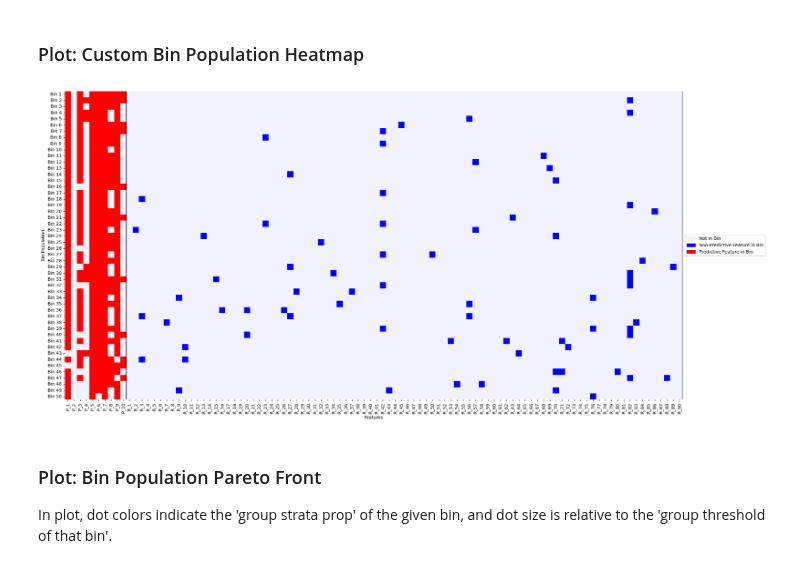
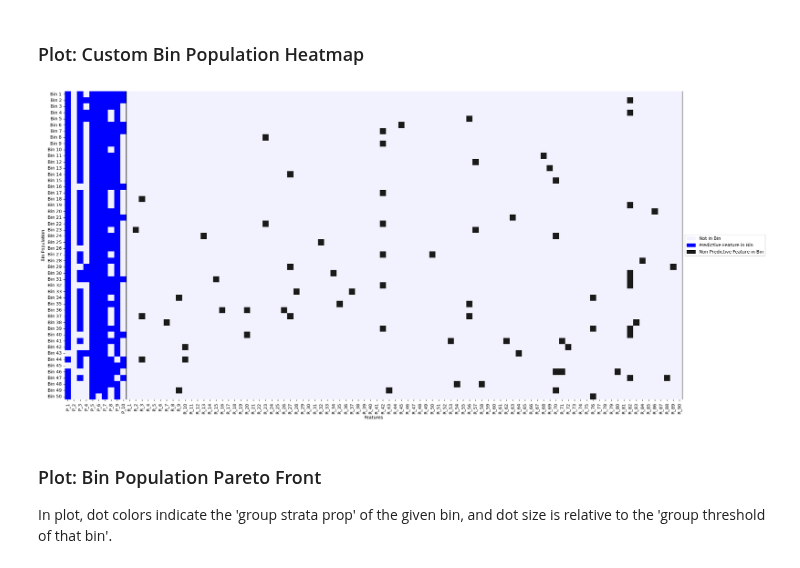
Before and after one commit to UrbsLab/scikit-FIBERS, a Jupyter notebook: FIBERS_Survival_Demo.ipynb, the cells around one changed output. Drawn from its saved outputs; the diff is of its cells as text; code cells hidden in the pictures.

Commit message:
Update
new custom heatmap generator

```diff
--- a/FIBERS_Survival_Demo.ipynb
+++ b/FIBERS_Survival_Demo.ipynb
@@ -169,16 +232,14 @@ fibers.get_bin_population_heatmap_plot(save=True,output_folder=output_folder,dat
 ### Plot: Custom Bin Population Heatmap
 # %%
 group_names=["P", "R"]
-legend_group_info = ['Not in Bin','Non-Predictive Feature in Bin','Predictive Feature in Bin'] #2 default colors first followed by additional color descriptions in legend
-color_features = [['P_1','P_2','P_3','P_4','P_5','P_6','P_7','P_8','P_9','P_10']]
-colors = [(1, 0, 0)] # red ---Alternatively orange (1, 0.5, 0)
-default_colors = [(.95, .95, 1),(0, 0, 1)] #very light blue and blue
+legend_group_info = ['Not in Bin','Predictive Feature in Bin','Non-Predictive Feature in Bin'] #2 default colors first followed by additional color descriptions in legend
+colors = [(.95, .95, 1),(0, 0, 1),(0.1, 0.1, 0.1)] #very light blue, blue, ---Alternatively red (1, 0, 0)  orange (1, 0.5, 0)
 max_bins = 100
 max_features = 100
 
-fibers.get_custom_bin_population_heatmap_plot(group_names,legend_group_info,color_features,colors,default_colors,max_bins,max_features,save=True,output_folder=output_folder,data_name=data_name)
+fibers.get_custom_bin_population_heatmap_plot(group_names,legend_group_info,colors,max_bins,max_features,save=True,output_folder=output_folder,data_name=data_name)
 # %% [output]
-[figure, old version]
+[figure, new version]
 # %% [markdown]
 ### Plot: Bin Population Pareto Front
 In plot, dot colors indicate the 'group strata prop' of the given bin, and dot size is relative to the 'group threshold of that bin'.
```
Also changed, not shown: parts of 9 cells of this notebook, 5 other files.
